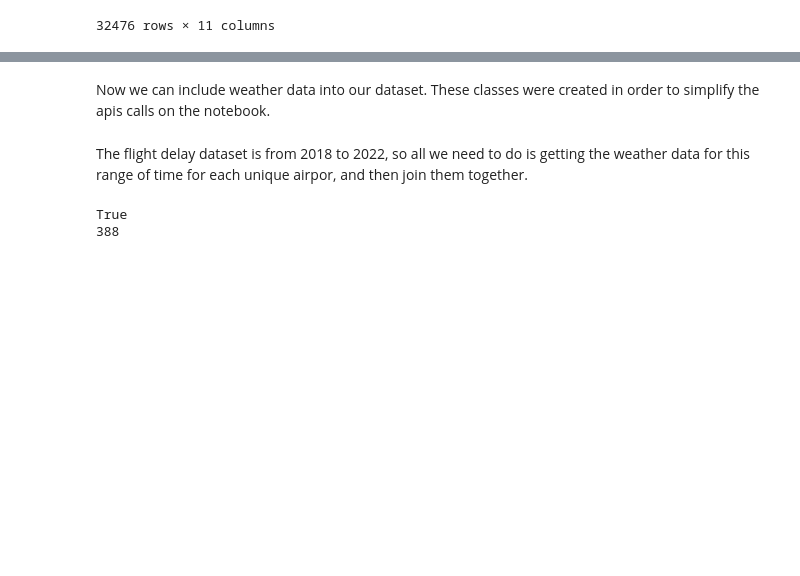
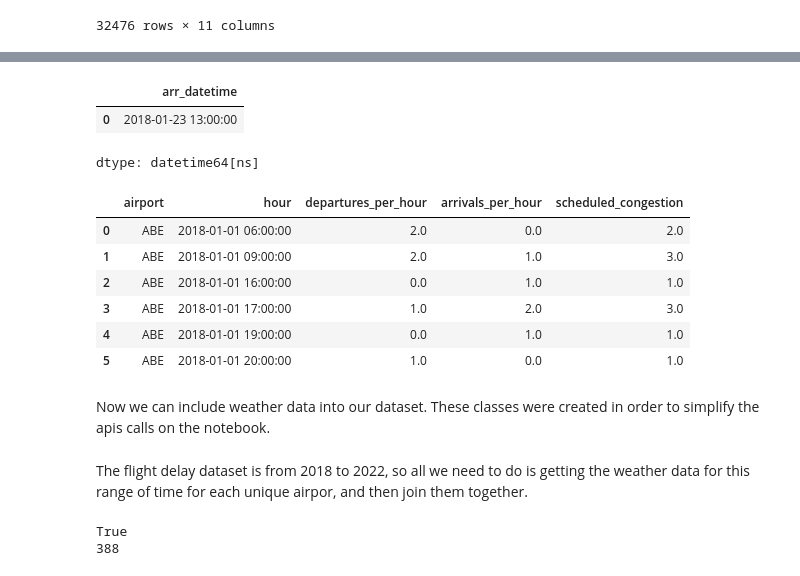
Before and after one commit to rashdul/flight-delay-prediction, a Jupyter notebook: notebooks/01_data_exploration_second_try.ipynb, the cells around one changed output, grey strips where cells are left out. Cells and saved outputs as stored; diff of their text form; code cells hidden in the pictures; blank space fills up the shorter version.

```diff
--- a/notebooks/01_data_exploration_second_try.ipynb
+++ b/notebooks/01_data_exploration_second_try.ipynb
@@ -301,0 +292,2 @@ df[df['scheduled_congestion'] == 132]
+# %%
+full_df = pd.read_parquet("./data/full_df_v2.parquet")
@@ -301,0 +309,46 @@ df[df['scheduled_congestion'] == 132]
+# %%
+full_df = full_df.rename(columns={'scheduled_congestion': 'dep_scheduled_congestion'})
+# %%
+full_df.head(1)['arr_datetime']
+# %% [output]
+|  | arr_datetime |
+| 0 | 2018-01-23 13:00:00 |
+dtype: datetime64[ns]
+# %%
+dep_counts = (
+    full_df.groupby(["Origin", "dep_date_local"])
+      .size()
+      .reset_index(name="departures_per_hour")
+      .rename(columns={"Origin": "airport", "dep_date_local": "hour"})
+)
+
+arr_counts = (
+    full_df.groupby(["Dest", "arr_datetime"])
+      .size()
+      .reset_index(name="arrivals_per_hour")
+      .rename(columns={"Dest": "airport", "arr_datetime": "hour"})
+)
+# %%
+congestion = (
+    dep_counts
+    .merge(
+        arr_counts,
+        on=["airport", "hour"],
+        how="outer"
+    )
+    .fillna(0)
+)
+
+congestion["scheduled_congestion"] = (
+    congestion["departures_per_hour"]
+    + congestion["arrivals_per_hour"]
+)
+congestion.head(6)
+# %% [output]
+|  | airport | hour | departures_per_hour | arrivals_per_hour | scheduled_congestion |
+| 0 | ABE | 2018-01-01 06:00:00 | 2.0 | 0.0 | 2.0 |
+| 1 | ABE | 2018-01-01 09:00:00 | 2.0 | 1.0 | 3.0 |
+| 2 | ABE | 2018-01-01 16:00:00 | 0.0 | 1.0 | 1.0 |
+| 3 | ABE | 2018-01-01 17:00:00 | 1.0 | 2.0 | 3.0 |
+| 4 | ABE | 2018-01-01 19:00:00 | 0.0 | 1.0 | 1.0 |
+| 5 | ABE | 2018-01-01 20:00:00 | 1.0 | 0.0 | 1.0 |
```
Also changed, not shown: parts of 9 cells of this notebook.
